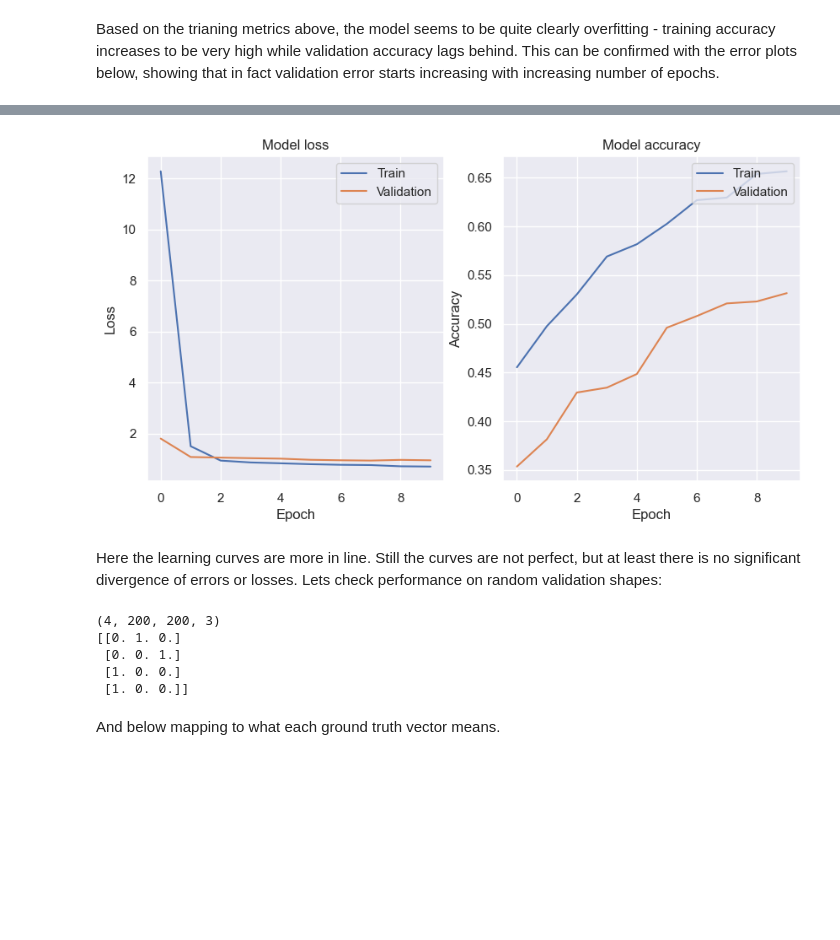
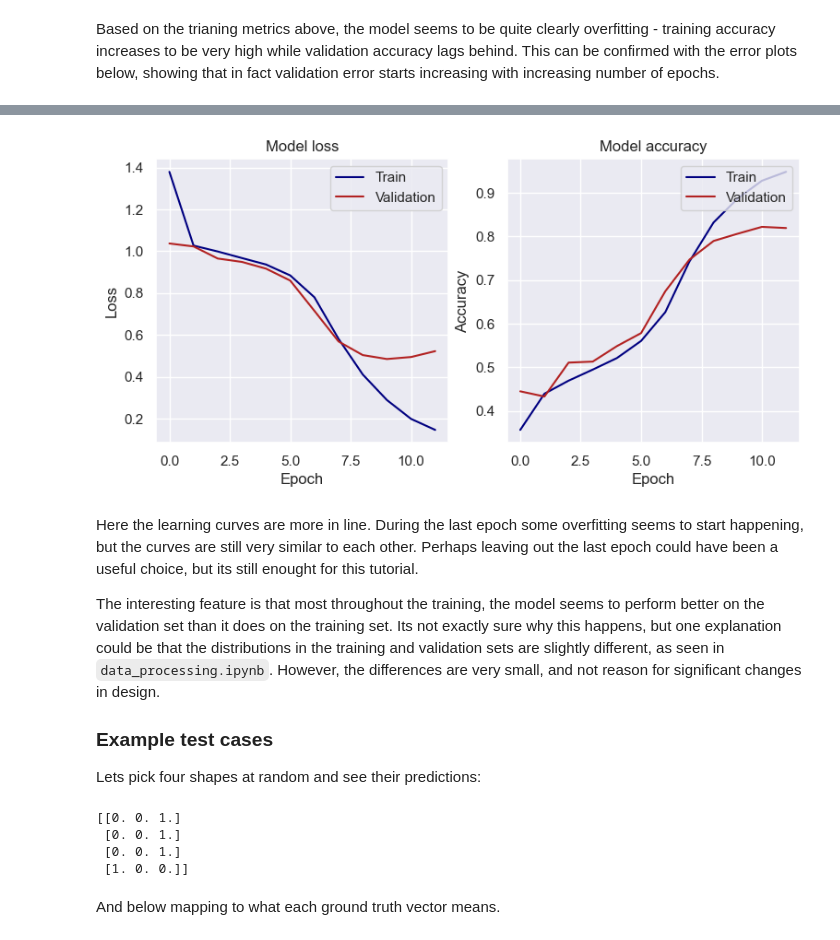
Before and after one commit to rasmussiljander/self-learning, a Jupyter notebook: 2D_shape_recognition/cnn.ipynb, the cells around one changed output, grey strips where cells are left out. Cells and saved outputs as stored; diff of their text form; code cells hidden in the pictures; blank space fills up the shorter version.

```diff
--- a/2D_shape_recognition/cnn.ipynb
+++ b/2D_shape_recognition/cnn.ipynb
@@ -88,7 +92,11 @@ Model: "sequential_6"
 # %% [markdown]
 Next we train the model. We allow for default batch sizes (the size of data is so small the batch sizes are not that important here, but could be relevant for more computationally intensive models), and 10 epochs as a good starting point. To start, lets fit the model with only half of the training data for slightly faster training.
 # %%
-data_size = 5000
-history = model.train(X_train[:data_size], y_train[:data_size], X_test, y_test, epochs=10, batch_size=100)
+data_size = int(len(X_train)*0.5)
+batch_size = int(data_size/100)
+
+random_indices = np.random.choice(len(X_train), size=data_size, replace=False)
+
+history = model.train(X_train[random_indices], y_train[random_indices], X_test, y_test, epochs=10, batch_size=50)
 # %% [output]
 Epoch 1/10
@@ -147,12 +157,10 @@ class CNN:
         self.model = Sequential()
         self.model.add(Conv2D(32, (3, 3), activation='relu', input_shape=(200, 200, 3)))
         self.model.add(MaxPooling2D(pool_size=(2, 2)))
-        self.model.add(BatchNormalization())
         self.model.add(Dropout(0.2))
 
         self.model.add(Conv2D(64, (3, 3), activation='relu'))
         self.model.add(MaxPooling2D(pool_size=(2, 2)))
-        self.model.add(BatchNormalization())
         self.model.add(Dropout(0.2))
 
         self.model.add(Flatten())
@@ -163,8 +171,12 @@ class CNN:
         optimizer = Adam(learning_rate=0.001)
         self.model.compile(optimizer=optimizer, loss='categorical_crossentropy', metrics=['accuracy'])
 
-    def train(self, X_train, y_train, X_test, y_test, epochs=10, batch_size=32):
-        return self.model.fit(X_train, y_train, validation_data=(X_test, y_test), epochs=epochs, batch_size=batch_size)
+    def train(self, X_train, y_train, X_test, y_test, epochs=10, batch_size=32, early_stopping_rounds=None):
+        if early_stopping_rounds:
+            early_stopping = EarlyStopping(monitor='val_loss', patience=early_stopping_rounds)
+            return self.model.fit(X_train, y_train, validation_data=(X_test, y_test), epochs=epochs, batch_size=batch_size, callbacks=[early_stopping])
+        else:
+            return self.model.fit(X_train, y_train, validation_data=(X_test, y_test), epochs=epochs, batch_size=batch_size)
 # %%
 model1 = CNN(y_test.shape[1])
 model1.model.summary()
@@ -193,5 +207,5 @@ Model: "sequential_3"
 # %%
+early_stopping = EarlyStopping(monitor='val_loss', patience=2)
 
-data_size = 10000
-history = model1.train(X_train[:data_size], y_train[:data_size], X_test, y_test, epochs=10, batch_size=100)
+history1 = model1.train(X_train, y_train, X_test, y_test, epochs=20, batch_size=100, early_stopping_rounds=2)
 # %% [output]
@@ -218,29 +232,35 @@ Epoch 10/10
 # %%
-fig, ax = plt.subplots(1, 2, figsize=(10, 5))
+fig, ax = plt.subplots(1, 2, figsize=(9, 4))
 
 # Plot loss
-ax[0].plot(history.history['loss'])
-ax[0].plot(history.history['val_loss'])
+ax[0].plot(history1.history['loss'], color="navy")
+ax[0].plot(history1.history['val_loss'], color="firebrick")
 ax[0].set_title('Model loss')
 ax[0].set_ylabel('Loss')
 ax[0].set_xlabel('Epoch')
 ax[0].legend(['Train', 'Validation'], loc='upper right')
 
 # Plot accuracy
-ax[1].plot(history.history['accuracy'])
-ax[1].plot(history.history['val_accuracy'])
+ax[1].plot(history1.history['accuracy'], color="navy")
+ax[1].plot(history1.history['val_accuracy'], color="firebrick")
 ax[1].set_title('Model accuracy')
 ax[1].set_ylabel('Accuracy')
 ax[1].set_xlabel('Epoch')
 ax[1].legend(['Train', 'Validation'], loc='upper right')
 
 plt.show()
 # %% [output]
-[figure, old version]
+[figure, new version]
-# %% [markdown]
-Here the learning curves are more in line. Still the curves are not perfect, but at least there is no significant divergence of errors or losses. Lets check performance on random validation shapes:
+# %% [markdown]
+Here the learning curves are more in line. During the last epoch some overfitting seems to start happening, but the curves are still very similar to each other. Perhaps leaving out the last epoch could have been a useful choice, but its still enought for this tutorial.
+
+The interesting feature is that most throughout the training, the model seems to perform better on the validation set than it does on the training set. Its not exactly sure why this happens, but one explanation could be that the distributions in the training and validation sets are slightly different, as seen in `data_processing.ipynb`. However, the differences are very small, and not reason for significant changes in design.
+
+### Example test cases
+
+Lets pick four shapes at random and see their predictions:
 # %%
-np.random.seed(1)
+np.random.seed(3)
 
 # Select 4 random indices from X_test
 random_indices = np.random.choice(len(X_test), size=4, replace=False)
@@ -250,13 +270,11 @@ random_X_test = X_test[random_indices]
 random_y_test = y_test[random_indices]
 
 # Print the random examples
-print(random_X_test.shape)
 print(random_y_test)
 # %% [output]
-(4, 200, 200, 3)
-[[0. 1. 0.]
+[[0. 0. 1.]
  [0. 0. 1.]
- [1. 0. 0.]
+ [0. 0. 1.]
  [1. 0. 0.]]
 # %% [markdown]
 And below mapping to what each ground truth vector means.
```
Also changed, not shown: parts of 23 cells of this notebook.
